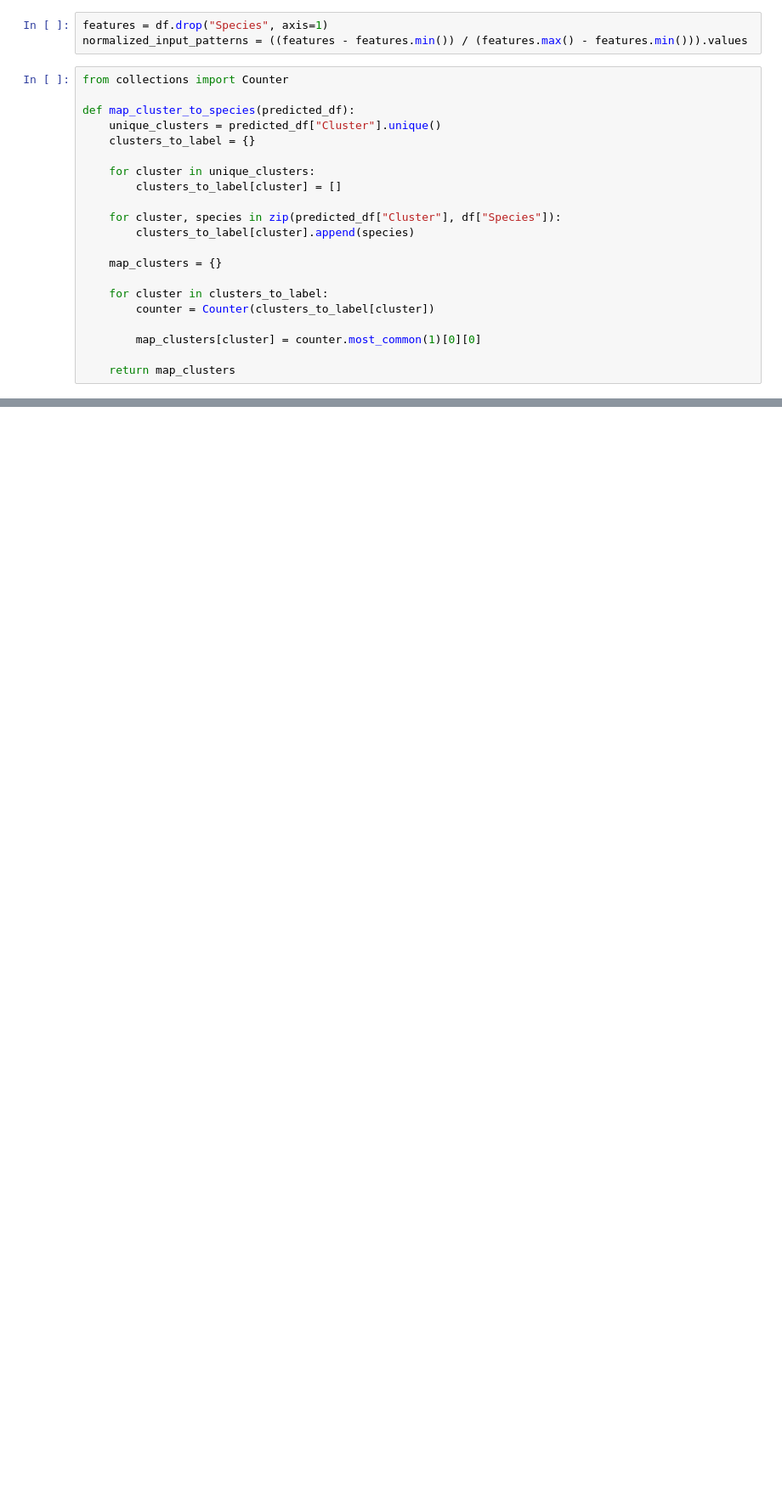
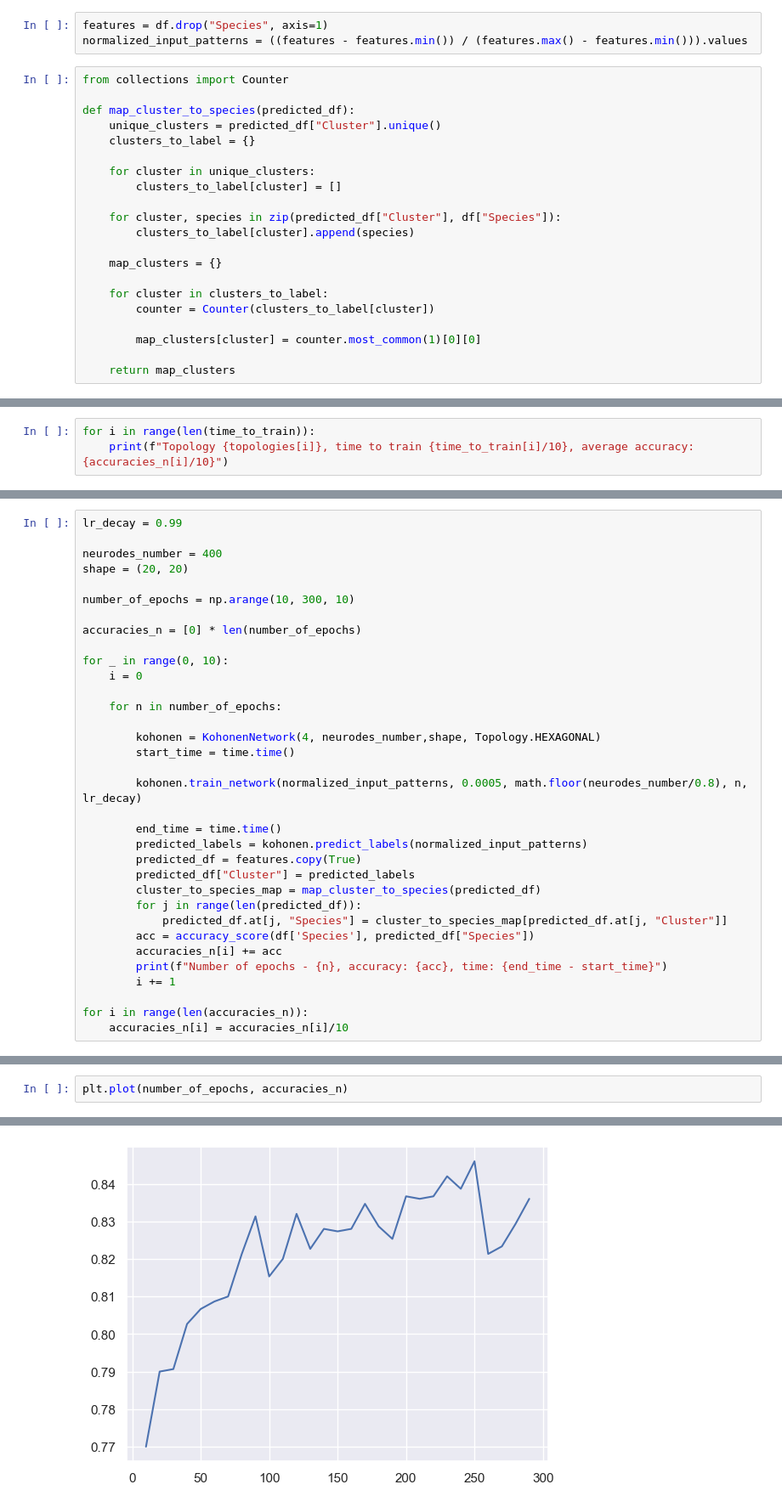
Before and after one commit to LunaticZebra/understanding-neural-networks-book, a Jupyter notebook: kohonen/KohonenIrisDataset.ipynb, the cells around one changed output, grey strips where cells are left out. Shown at 85% size. Saved outputs shown, nothing was run; the diff lists cells and outputs as text; blank space fills up the shorter version.

```diff
--- a/kohonen/KohonenIrisDataset.ipynb
+++ b/kohonen/KohonenIrisDataset.ipynb
@@ -220,0 +339,3 @@ print(confusion_matrix)
+# %%
+for i in range(len(time_to_train)):
+    print(f"Topology {topologies[i]}, time to train {time_to_train[i]/10}, average accuracy: {accuracies_n[i]/10}")
@@ -220,0 +345,34 @@ print(confusion_matrix)
+# %%
+lr_decay = 0.99
+
+neurodes_number = 400
+shape = (20, 20)
+
+number_of_epochs = np.arange(10, 300, 10)
+
+accuracies_n = [0] * len(number_of_epochs)
+
+for _ in range(0, 10):
+    i = 0
+
+    for n in number_of_epochs:
+
+        kohonen = KohonenNetwork(4, neurodes_number,shape, Topology.HEXAGONAL)
+        start_time = time.time()
+
+        kohonen.train_network(normalized_input_patterns, 0.0005, math.floor(neurodes_number/0.8), n, lr_decay)
+
+        end_time = time.time()
+        predicted_labels = kohonen.predict_labels(normalized_input_patterns)
+        predicted_df = features.copy(True)
+        predicted_df["Cluster"] = predicted_labels
+        cluster_to_species_map = map_cluster_to_species(predicted_df)
+        for j in range(len(predicted_df)):
+            predicted_df.at[j, "Species"] = cluster_to_species_map[predicted_df.at[j, "Cluster"]]
+        acc = accuracy_score(df['Species'], predicted_df["Species"])
+        accuracies_n[i] += acc
+        print(f"Number of epochs - {n}, accuracy: {acc}, time: {end_time - start_time}")
+        i += 1
+
+for i in range(len(accuracies_n)):
+    accuracies_n[i] = accuracies_n[i]/10
@@ -220,0 +397,3 @@ print(confusion_matrix)
+# %%
+plt.plot(number_of_epochs, accuracies_n)
+# %% [output]
@@ -220,0 +401 @@ print(confusion_matrix)
+[figure, added]
```
Also changed, not shown: parts of 12 cells of this notebook, 1 other file.
